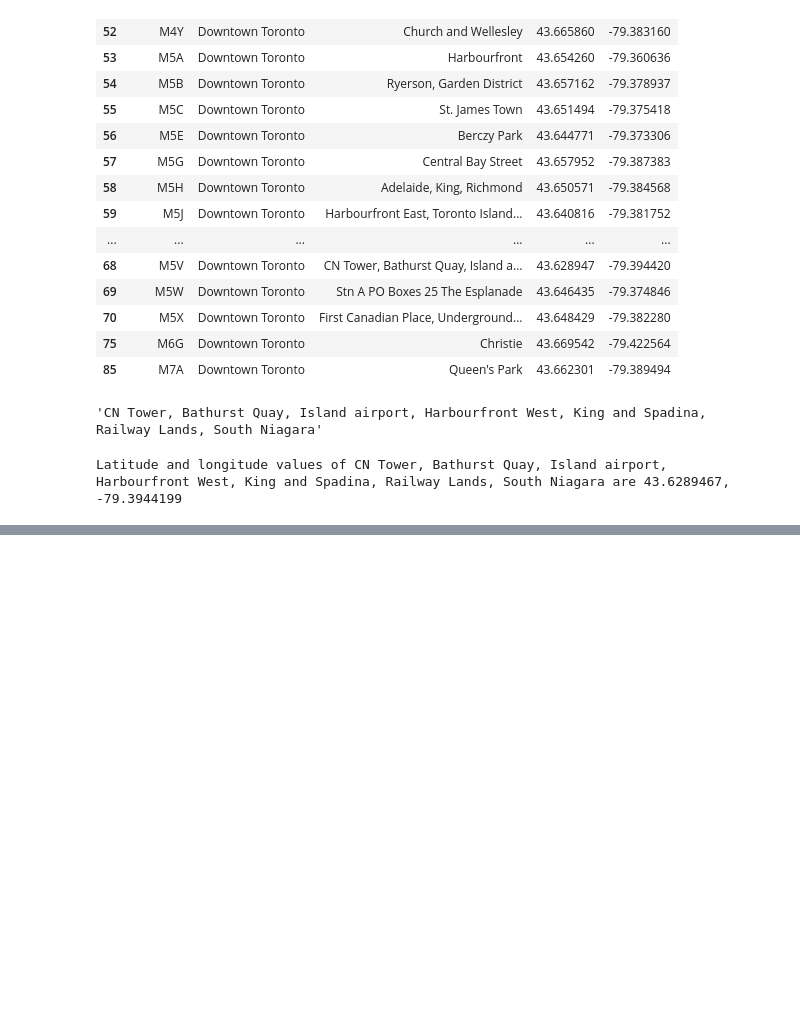
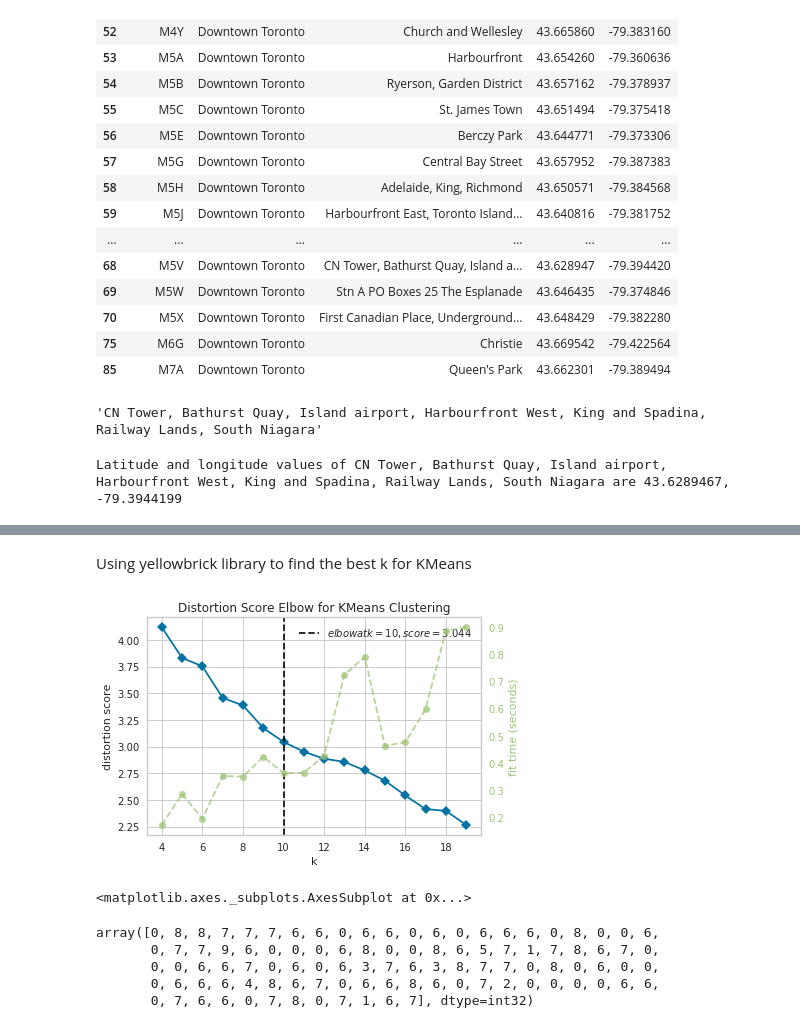
Before and after one commit to gegdd/Coursera_Capstone, a Jupyter notebook: DS_Capstone_Segmenting_Clustering.ipynb, the cells around one changed output, grey strips where cells are left out. Saved outputs shown, nothing was run; the diff lists cells and outputs as text; code cells hidden in the pictures; blank space fills up the shorter version.

```diff
--- a/DS_Capstone_Segmenting_Clustering.ipynb
+++ b/DS_Capstone_Segmenting_Clustering.ipynb
@@ -284,0 +421,5 @@ url
+# %%
+toronto_venues = getNearbyVenues(names=tr_neigh['Neighbourhood'],
+                                   latitudes=tr_neigh['Latitude'],
+                                   longitudes=tr_neigh['Longitude']
+                                  )
@@ -284,0 +494,12 @@ url
+# %%
+# use pandas get_dummies function to create one hot data of venues' categories
+toronto_onehot = pd.get_dummies(toronto_venues[["Venue Category"]],prefix="",prefix_sep="")
+
+# add neighborhood column
+toronto_onehot['Neighbourhood'] = toronto_venues['Neighbourhood']
+
+# move neighborhood column to the first column
+fixed_columns = [toronto_onehot.columns[-1]] + list(toronto_onehot.columns[:-1])
+toronto_onehot = toronto_onehot[fixed_columns]
+
+toronto_onehot.head()
@@ -284,0 +518,3 @@ url
+# %%
+toronto_nb_grouped = toronto_onehot.groupby('Neighbourhood').mean().reset_index()
+toronto_nb_grouped
@@ -284,0 +633,6 @@ url
+# %%
+toronto_nb_grouped_clustering = toronto_nb_grouped.drop('Neighbourhood', 1)
+
+toronto_nb_grouped_clustering.dropna()
+toronto_nb_grouped_clustering.head(30)
+toronto_nb_grouped_clustering.shape
@@ -284,0 +655,34 @@ url
+# %% [markdown]
+Using yellowbrick library to find the best k for KMeans
+# %%
+from sklearn.cluster import KMeans
+from sklearn.datasets import make_blobs
+
+from yellowbrick.cluster import KElbowVisualizer
+
+
+
+# Instantiate the clustering model and visualizer
+model = KMeans()
+visualizer = KElbowVisualizer(model, k=(4,20))
+
+visualizer.fit(toronto_nb_grouped_clustering)        # Fit the data to the visualizer
+visualizer.show()        # Finalize and render the figure
+# %% [output]
+[figure, added]
+<matplotlib.axes._subplots.AxesSubplot at 0x...>
+# %%
+# elbow method from yellow brick library choose 12 for the best K
+kclusters = 10
+
+# run k-means clustering
+kmeans = KMeans(n_clusters=kclusters, random_state=0).fit(toronto_nb_grouped_clustering)
+
+# check cluster labels generated for each row in the dataframe
+kmeans.labels_[0:100]
+# %% [output]
+array([0, 8, 8, 7, 7, 7, 6, 6, 0, 6, 6, 0, 6, 0, 6, 6, 6, 0, 8, 0, 0, 6,
+       0, 7, 7, 9, 6, 0, 0, 0, 6, 8, 0, 0, 8, 6, 5, 7, 1, 7, 8, 6, 7, 0,
+       0, 0, 6, 6, 7, 0, 6, 0, 6, 3, 7, 6, 3, 8, 7, 7, 0, 8, 0, 6, 0, 0,
+       0, 6, 6, 6, 4, 8, 6, 7, 0, 6, 6, 8, 6, 0, 7, 2, 0, 0, 0, 0, 6, 6,
+       0, 7, 6, 6, 0, 7, 8, 0, 7, 1, 6, 7], dtype=int32)
```
Also changed, not shown: parts of 40 cells of this notebook.
